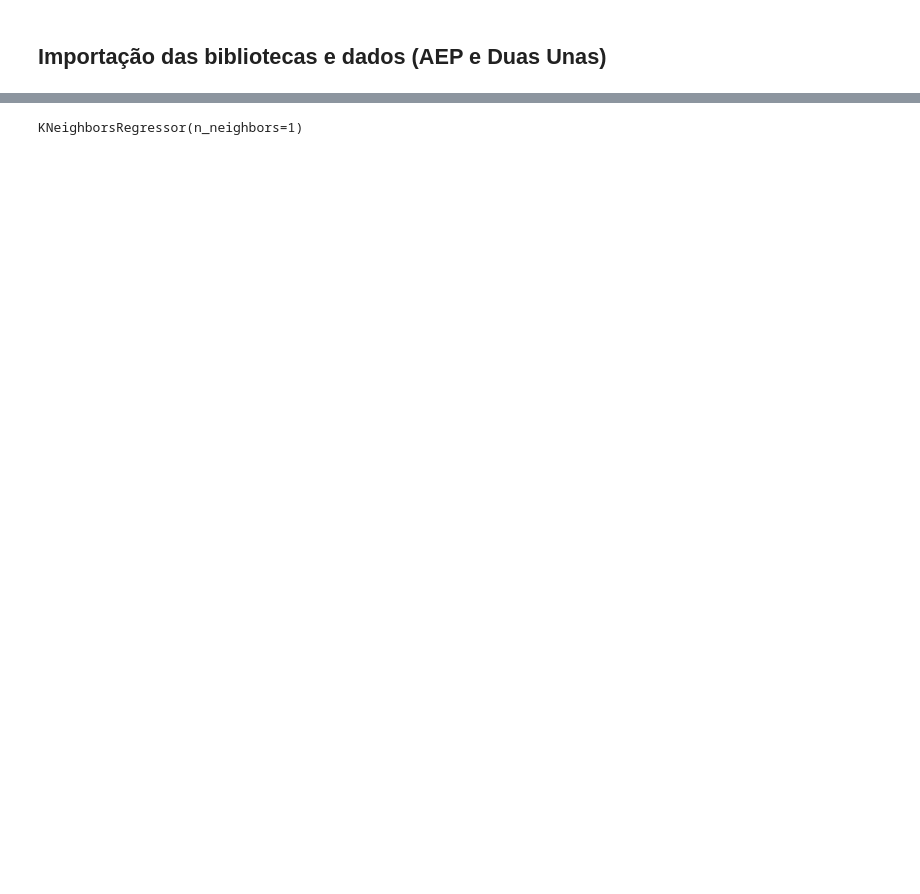
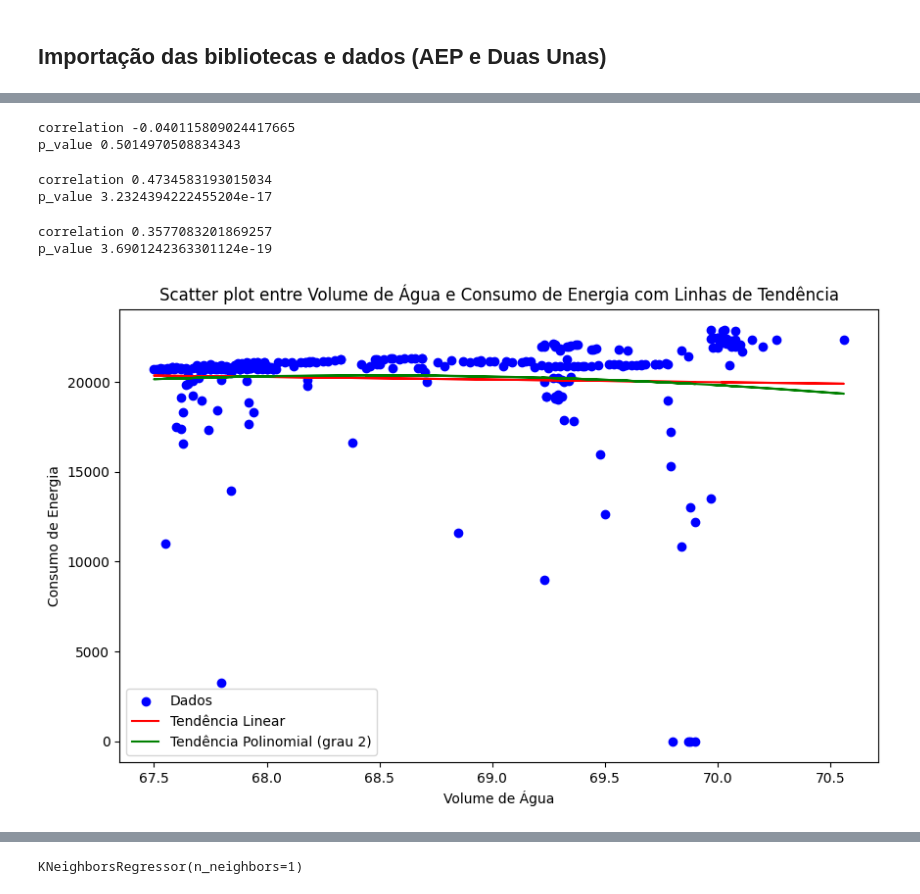
Before and after one commit to RenanFTorres/lstm-timeseries-energy, a Jupyter notebook: geracao_dados_artificiais_knn.ipynb, the cells around one changed output, grey strips where cells are left out. Saved outputs shown, nothing was run; the diff lists cells and outputs as text; code cells hidden in the pictures; blank space fills up the shorter version.

```diff
--- a/geracao_dados_artificiais_knn.ipynb
+++ b/geracao_dados_artificiais_knn.ipynb
@@ -115,0 +106,68 @@ print(missing_volume_final)
+# %%
+### TESTE DE PEARSON ###
+from scipy.stats import pearsonr
+
+# Adequado se você espera que a relação seja aproximadamente linear
+correlation, p_value = pearsonr(final_du_df['cota'], final_du_df['kwh'])
+print(f"correlation", correlation)
+print(f"p_value", p_value)
+# Valores próximos de +1 ou -1 indicam forte correlação positiva ou negativa,
+# respectivamente, enquanto valores próximos de 0 indicam baixa ou nenhuma correlação linear
+# %% [output]
+correlation -0.040115809024417665
+p_value 0.5014970508834343
+# %%
+### TESTE DE SPEARMAN ###
+from scipy.stats import spearmanr
+correlation, p_value = spearmanr(final_du_df['cota'], final_du_df['kwh'])
+print(f"correlation", correlation)
+print(f"p_value", p_value)
+# Valores próximos de +1 ou -1 indicam forte correlação monotônica positiva ou negativa,
+# enquanto valores próximos de 0 indicam baixa ou nenhuma correlação.
+# %% [output]
+correlation 0.4734583193015034
+p_value 3.2324394222455204e-17
+# %%
+### TESTE DE KENDALL TAU ###
+from scipy.stats import kendalltau
+correlation, p_value = kendalltau(final_du_df['cota'], final_du_df['kwh'])
+print(f"correlation", correlation)
+print(f"p_value", p_value)
+# Valores próximos de +1 ou -1 indicam forte relação ordinal entre as variáveis
+# %% [output]
+correlation 0.3577083201869257
+p_value 3.6901242363301124e-19
+# %%
+### GRÁFICO DE DISPERSÃO COM LINHA DE TENDÊNCIA LINEAR E POLINOMIAL
+import numpy as np
+import matplotlib.pyplot as plt
+from sklearn.linear_model import LinearRegression
+from numpy.polynomial.polynomial import Polynomial
+
+# Volume e Consumo de Energia
+volume = final_du_df['cota'].values.reshape(-1, 1)
+consumo = final_du_df['kwh'].values
+
+# Gráfico de dispersão
+plt.figure(figsize=(10, 6))
+plt.scatter(volume, consumo, color='blue', label='Dados')
+
+# Linha de tendência linear
+linear_model = LinearRegression()
+linear_model.fit(volume, consumo)
+linear_trend = linear_model.predict(volume)
+plt.plot(volume, linear_trend, color='red', label='Tendência Linear')
+
+# Linha de tendência polinomial (grau 2 como exemplo)
+polynomial_coeffs = Polynomial.fit(volume.flatten(), consumo, deg=2).convert().coef
+polynomial_trend = polynomial_coeffs[0] + polynomial_coeffs[1] * volume + polynomial_coeffs[2] * volume**2
+plt.plot(volume, polynomial_trend, color='green', label='Tendência Polinomial (grau 2)')
+
+# Configurações do gráfico
+plt.xlabel('Volume de Água')
+plt.ylabel('Consumo de Energia')
+plt.title('Scatter plot entre Volume de Água e Consumo de Energia com Linhas de Tendência')
+plt.legend()
+plt.show()
+# %% [output]
+[figure, added]
```
Also changed, not shown: parts of 14 cells of this notebook, 55 other files.
